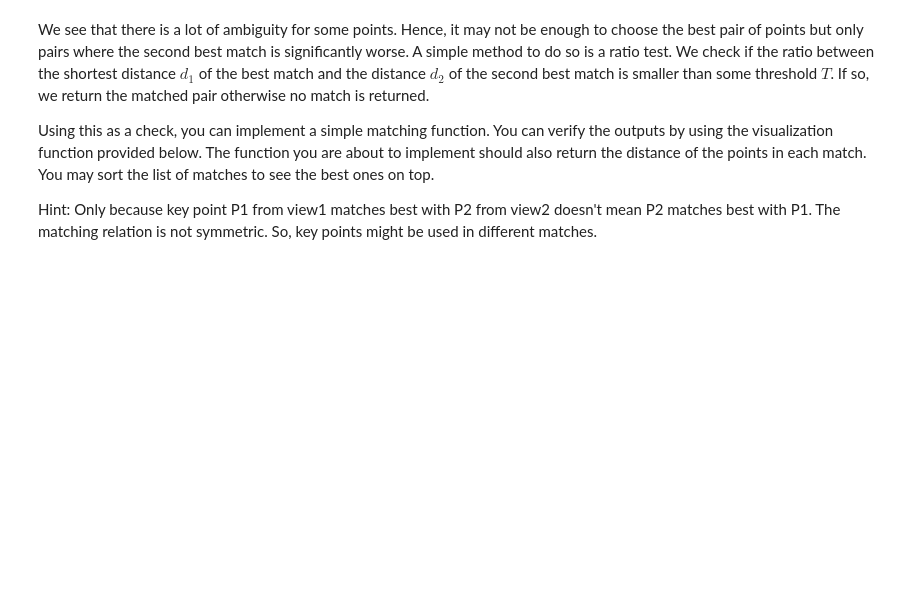
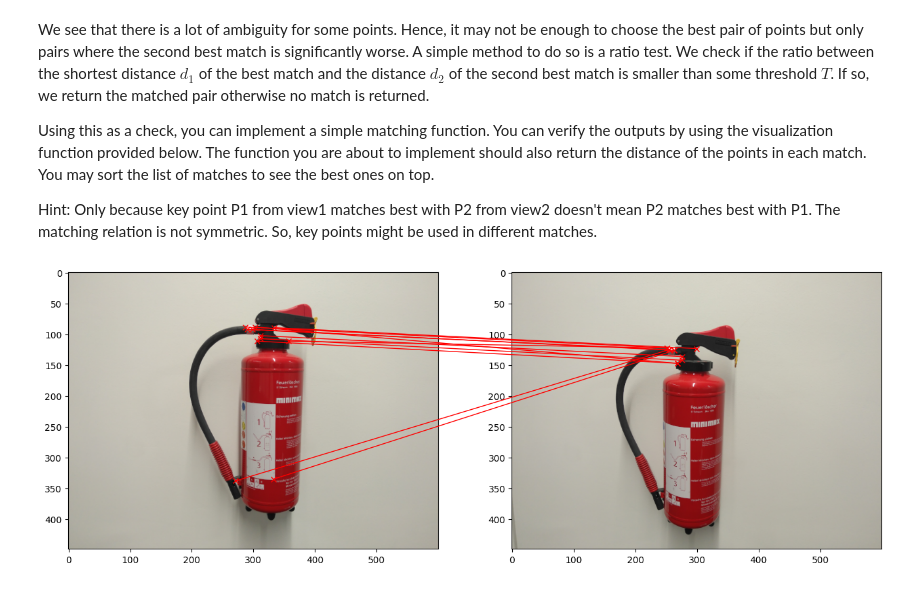
Before and after one commit to binyamolango/3dcv-students, a Jupyter notebook: 4.0-tl-feature-matching.ipynb, the cells around one changed output. Cells and saved outputs as stored; diff of their text form; code cells hidden in the pictures; blank space fills up the shorter version.

Commit message:
Implement feature matching

```diff
--- a/4.0-tl-feature-matching.ipynb
+++ b/4.0-tl-feature-matching.ipynb
@@ -555,12 +605,14 @@ def match_keypoints(features_view1, features_view2, threshold=0.7):
 # %%
 matches, match_distances = match_keypoints(features["view1"], features["view2"])
 
 # sort matches by distance
-sorted_matches = # TODO: implement it
+sorted_matches = matches[np.argsort(match_distances)]
 
 # choose k best matches
-k = # TODO: implement it
-top_k_matches = # TODO: implement it
+k = min(35, len(sorted_matches))
+top_k_matches = sorted_matches[:k]
 
 # visualize
 plot_matches(view1, view2, keypoints["view1"][0], keypoints["view2"][0], top_k_matches)
+# %% [output]
+[figure, added]
```
Also changed, not shown: parts of 4 cells of this notebook.
